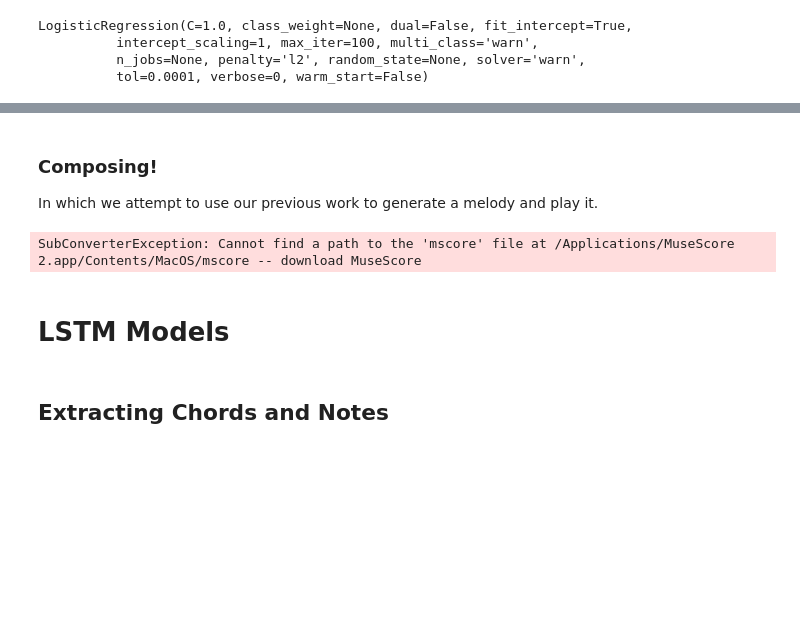
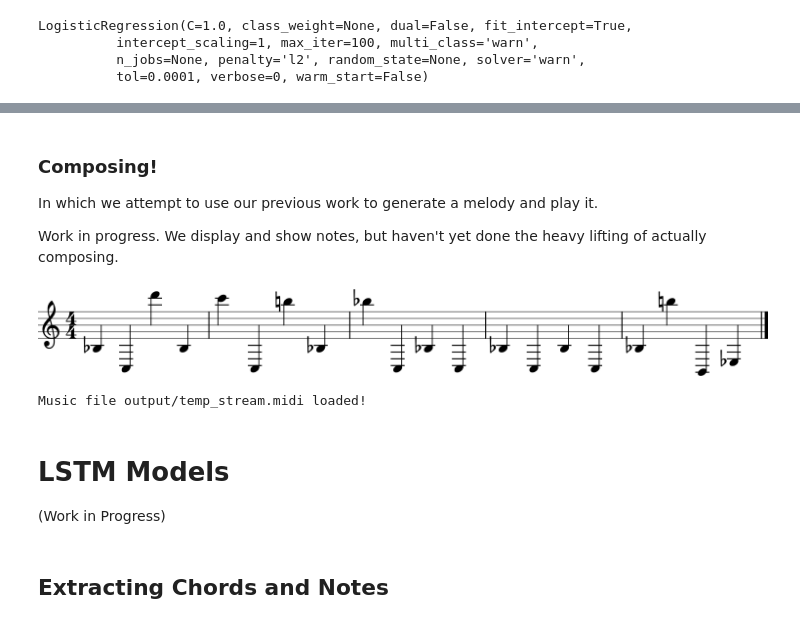
Before and after one commit to joycex99/JamJeneration, a Jupyter notebook: music_sampling.ipynb, the cells around one changed output, grey strips where cells are left out. Saved outputs shown, nothing was run; the diff lists cells and outputs as text; code cells hidden in the pictures; blank space fills up the shorter version.

Commit message:
Add play.py file from blog post to play midi

```diff
--- a/music_sampling.ipynb
+++ b/music_sampling.ipynb
@@ -195,6 +189,8 @@ sklearn.metrics.accuracy_score(simple_preds_test, simple_y_test)
 ### Composing!
 
 In which we attempt to use our previous work to generate a melody and play it.
+
+Work in progress. We display and show notes, but haven't yet done the heavy lifting of actually composing.
 # %%
 def stream_for_note_list(note_list):
     """
@@ -205,13 +201,27 @@ def stream_for_note_list(note_list):
     for n in note_list:
         s.append(note.Note(n))
     return s
+# %%
+def play_stream(our_stream, save_path=None):
+    """
+    Displays notes, plays audio, saves MIDI file for a given music21 stream object
+    """
+    # We use music21 to read in notes, play.py to play music
+    # Unfortunately, music21 midi player doesn't work with Jupyter so we use play.py
+    our_stream.show()
+    save_path = save_path or 'output/temp_stream.midi'
+    our_stream.write('midi', save_path)
+    play.play_midi(save_path)
 # %%
-simple_stream = stream_for_note_list(simple_notes[:20])
-simple_stream.show()
+simple_stream = stream_for_note_list(simple_notes[400:420])
+play_stream(simple_stream)
 # %% [output]
+[figure, added]
-SubConverterException: Cannot find a path to the 'mscore' file at /Applications/MuseScore 2.app/Contents/MacOS/mscore -- download MuseScore
+Music file output/temp_stream.midi loaded!
 # %% [markdown]
 # LSTM Models
+
+(Work in Progress)
 # %% [markdown]
 ## Extracting Chords and Notes
 # %%
```
Also changed, not shown: parts of 4 cells of this notebook, 2 other files.
